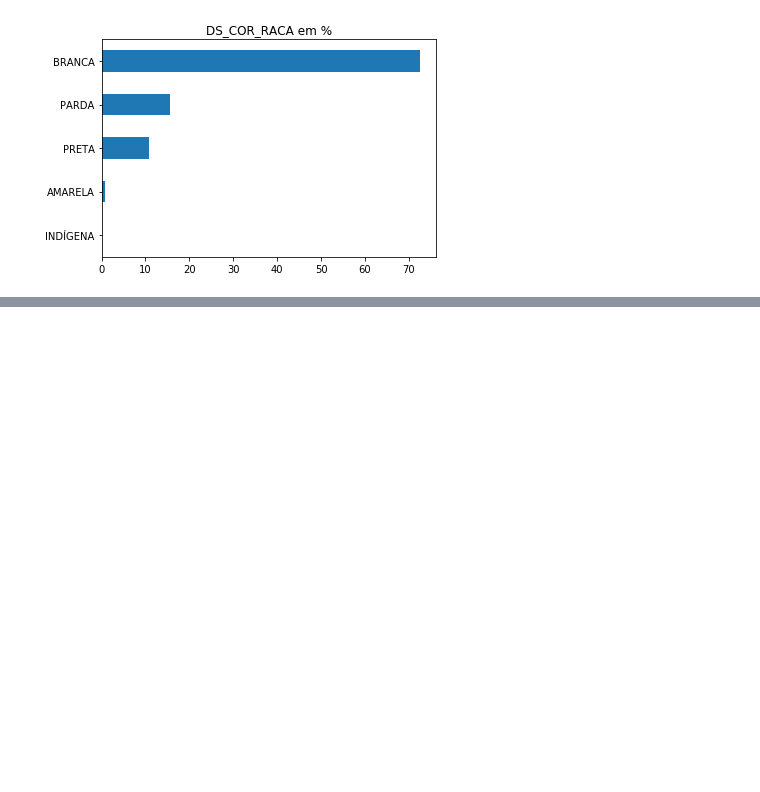
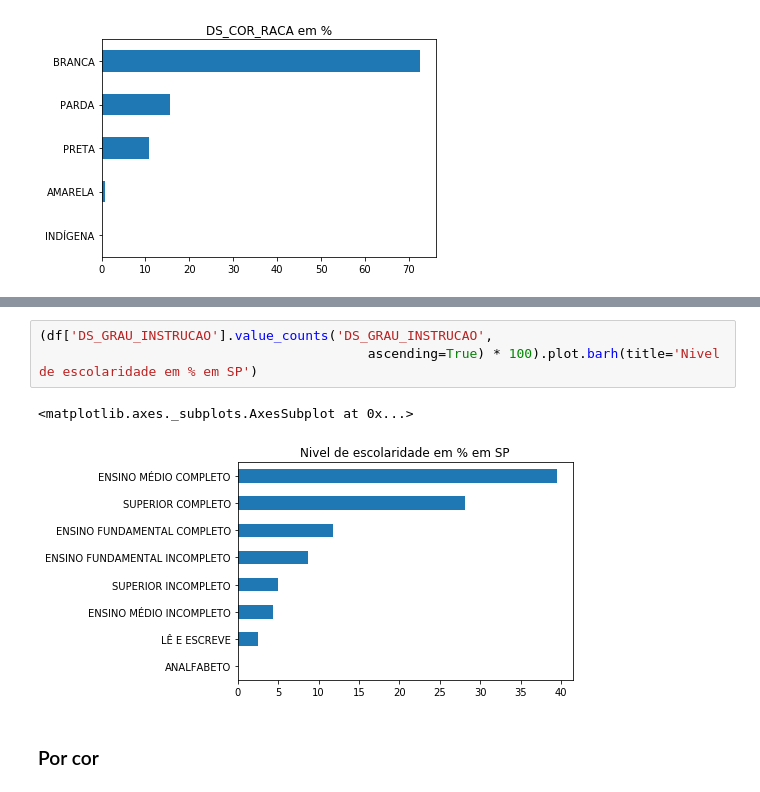
Before and after one commit to IsraelAugusto0110/Eleicoes2020, a Jupyter notebook: 2020_Eleicoes_Analise/2020_Candidatos_Analise.ipynb, the cells around one changed output, grey strips where cells are left out. Saved outputs shown, nothing was run; the diff lists cells and outputs as text; blank space fills up the shorter version.

```diff
--- a/2020_Eleicoes_Analise/2020_Candidatos_Analise.ipynb
+++ b/2020_Eleicoes_Analise/2020_Candidatos_Analise.ipynb
@@ -182,0 +252,8 @@ Name: DS_COR_RACA, dtype: int64
+# %%
+(df['DS_GRAU_INSTRUCAO'].value_counts('DS_GRAU_INSTRUCAO',
+                                          ascending=True) * 100).plot.barh(title='Nivel de escolaridade em % em SP')
+# %% [output]
+<matplotlib.axes._subplots.AxesSubplot at 0x...>
+[figure, added]
+# %% [markdown]
+### Por cor
```
Also changed, not shown: parts of 27 cells of this notebook.
